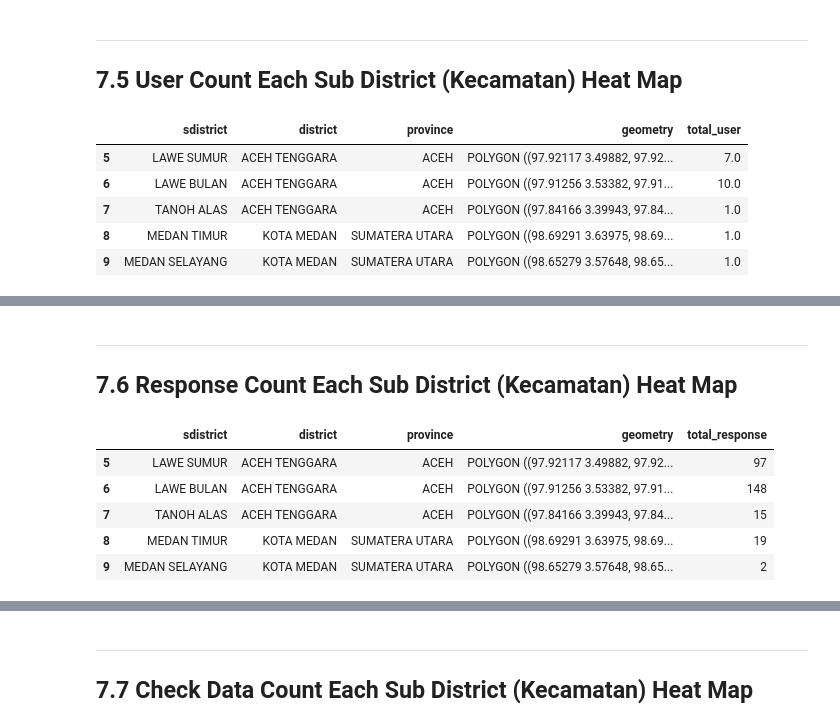
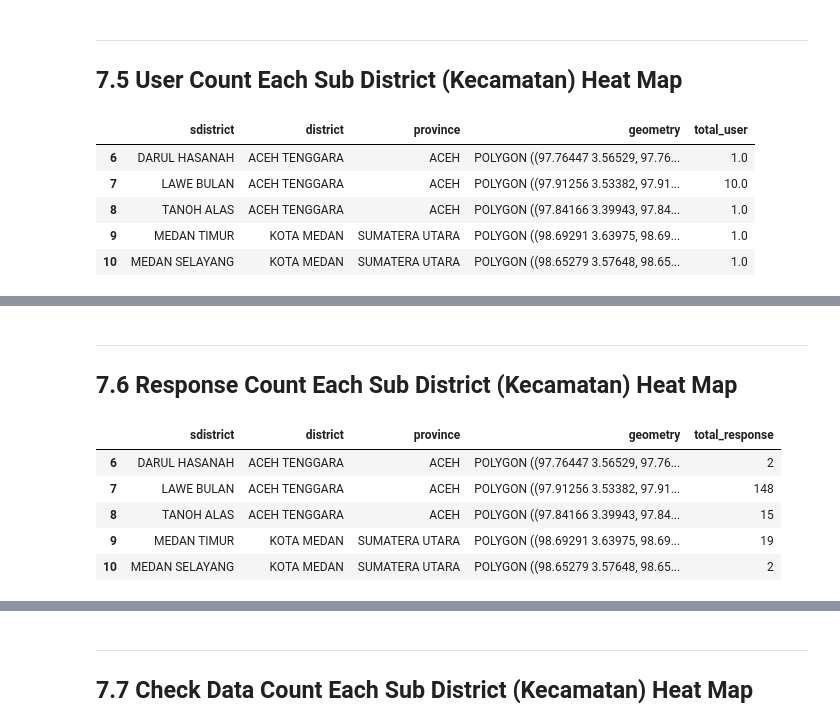
Before and after one commit to khaz-dev/data-questions, a Jupyter notebook: data-questions.ipynb, the cells around one changed output, grey strips where cells are left out. Saved outputs shown, nothing was run; the diff lists cells and outputs as text; code cells hidden in the pictures.

```diff
--- a/data-questions.ipynb
+++ b/data-questions.ipynb
@@ -127,14 +127,14 @@ def load_file_to_gdf(import_filename):
 
     return data
 
-# Function to get cleaned preprocesses final df Heat Map
+# Function to cleaned & preprocesses kecamatan broder
 def preprocess_gdf(file):
     # Load kecamatan shape file to gdf
     gdf = load_file_to_gdf(file)
     # Drop NaN and None
     gdf = gdf.replace(to_replace='None', value=np.nan).dropna()
     # For use only Aceh and SUMUT
-    gdf = gdf.query('Provinsi.str.contains("ACEH") or Provinsi.str.contains("SUMATERA UTARA")' , engine='python')
+    # gdf = gdf.query('Provinsi.str.contains("ACEH") or Provinsi.str.contains("SUMATERA UTARA")' , engine='python')
     # Drop unnecessery column
     gdf = gdf.drop(['No','Objek','Kode_Kab','Kode_Kec'], axis=1)
     # Rearrange column
@@ -163,7 +163,7 @@ def mapping_point(data, sdistrict_gdf, arg1,arg2, arg3):
 
     return result
 
-# Function Needed to process data and show heat map
+# Function to process and show heat map
 def show_heatMap(data, legend_name,arg1):
     # create a numpy array of length 6 and has linear spacing from the minimum total user to the maximum total user
     threshold_scale = np.linspace(data[arg1].min(),
@@ -211,7 +211,7 @@ def show_heatMap(data, legend_name,arg1):
     heat_map.keep_in_front(NIL)
 
 
-    # Add dark and light mode
+    # Add street map mode
     folium.TileLayer('openstreetmap', name='street map', control=True).add_to(heat_map)
 
     folium.LayerControl(collapsed=True).add_to(heat_map)
@@ -463,17 +463,17 @@ show_map(q74, loc_data, arg1, arg2)
 ## 7.5 User Count Each Sub District (Kecamatan) Heat Map
 # %%
 # Get Geometry Border of Kecamatan (Sub District)
-aceh_sumut_gdf = preprocess_gdf('batas_kecamatan')
+indonesia_gdf = preprocess_gdf('batas_kecamatan')
 q75_df = duckdb.query("SELECT latitude, longitude, count(distinct(user_id)) AS 'total_user' FROM df WHERE latitude AND longitude IS NOT NULL AND response <> '/skip' GROUP BY latitude, longitude;").df()
-q75_final_df = mapping_point(q75_df, aceh_sumut_gdf, 'SUM','total_user','total_user')
+q75_final_df = mapping_point(q75_df, indonesia_gdf, 'SUM','total_user','total_user')
 q75_final_df.tail()
 # %% [output]
 |  | sdistrict | district | province | geometry | total_user |
-| 5 | LAWE SUMUR | ACEH TENGGARA | ACEH | POLYGON ((97.92117 3.49882, 97.92... | 7.0 |
-| 6 | LAWE BULAN | ACEH TENGGARA | ACEH | POLYGON ((97.91256 3.53382, 97.91... | 10.0 |
-| 7 | TANOH ALAS | ACEH TENGGARA | ACEH | POLYGON ((97.84166 3.39943, 97.84... | 1.0 |
-| 8 | MEDAN TIMUR | KOTA MEDAN | SUMATERA UTARA | POLYGON ((98.69291 3.63975, 98.69... | 1.0 |
-| 9 | MEDAN SELAYANG | KOTA MEDAN | SUMATERA UTARA | POLYGON ((98.65279 3.57648, 98.65... | 1.0 |
+| 6 | DARUL HASANAH | ACEH TENGGARA | ACEH | POLYGON ((97.76447 3.56529, 97.76... | 1.0 |
+| 7 | LAWE BULAN | ACEH TENGGARA | ACEH | POLYGON ((97.91256 3.53382, 97.91... | 10.0 |
+| 8 | TANOH ALAS | ACEH TENGGARA | ACEH | POLYGON ((97.84166 3.39943, 97.84... | 1.0 |
+| 9 | MEDAN TIMUR | KOTA MEDAN | SUMATERA UTARA | POLYGON ((98.69291 3.63975, 98.69... | 1.0 |
+| 10 | MEDAN SELAYANG | KOTA MEDAN | SUMATERA UTARA | POLYGON ((98.65279 3.57648, 98.65... | 1.0 |
 # %%
 show_heatMap(q75_final_df, 'Total User Each Sub District', 'total_user')
 # %% [output]
@@ -483,15 +483,15 @@ show_heatMap(q75_final_df, 'Total User Each Sub District', 'total_user')
 ## 7.6 Response Count Each Sub District (Kecamatan) Heat Map
 # %%
 q76_df = duckdb.query("SELECT user_id, response_id, latitude, longitude FROM df WHERE latitude AND longitude IS NOT NULL AND response <> '/skip';").df()
-q76_final_df = mapping_point(q76_df, aceh_sumut_gdf, 'COUNT','response_id','total_response')
+q76_final_df = mapping_point(q76_df, indonesia_gdf, 'COUNT','response_id','total_response')
 q76_final_df.tail()
 # %% [output]
 |  | sdistrict | district | province | geometry | total_response |
-| 5 | LAWE SUMUR | ACEH TENGGARA | ACEH | POLYGON ((97.92117 3.49882, 97.92... | 97 |
-| 6 | LAWE BULAN | ACEH TENGGARA | ACEH | POLYGON ((97.91256 3.53382, 97.91... | 148 |
-| 7 | TANOH ALAS | ACEH TENGGARA | ACEH | POLYGON ((97.84166 3.39943, 97.84... | 15 |
-| 8 | MEDAN TIMUR | KOTA MEDAN | SUMATERA UTARA | POLYGON ((98.69291 3.63975, 98.69... | 19 |
-| 9 | MEDAN SELAYANG | KOTA MEDAN | SUMATERA UTARA | POLYGON ((98.65279 3.57648, 98.65... | 2 |
+| 6 | DARUL HASANAH | ACEH TENGGARA | ACEH | POLYGON ((97.76447 3.56529, 97.76... | 2 |
+| 7 | LAWE BULAN | ACEH TENGGARA | ACEH | POLYGON ((97.91256 3.53382, 97.91... | 148 |
+| 8 | TANOH ALAS | ACEH TENGGARA | ACEH | POLYGON ((97.84166 3.39943, 97.84... | 15 |
+| 9 | MEDAN TIMUR | KOTA MEDAN | SUMATERA UTARA | POLYGON ((98.69291 3.63975, 98.69... | 19 |
+| 10 | MEDAN SELAYANG | KOTA MEDAN | SUMATERA UTARA | POLYGON ((98.65279 3.57648, 98.65... | 2 |
 # %%
 show_heatMap(q76_final_df, 'Total Response Each Sub District', 'total_response')
 # %% [output]
```
Also changed, not shown: parts of 18 cells of this notebook, 1 other file.
